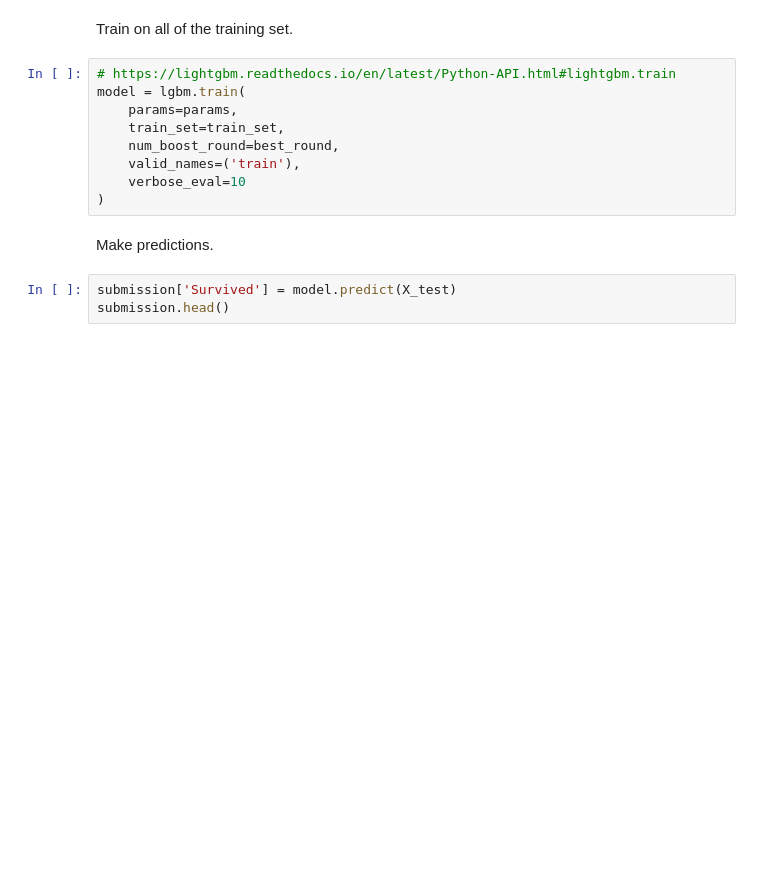
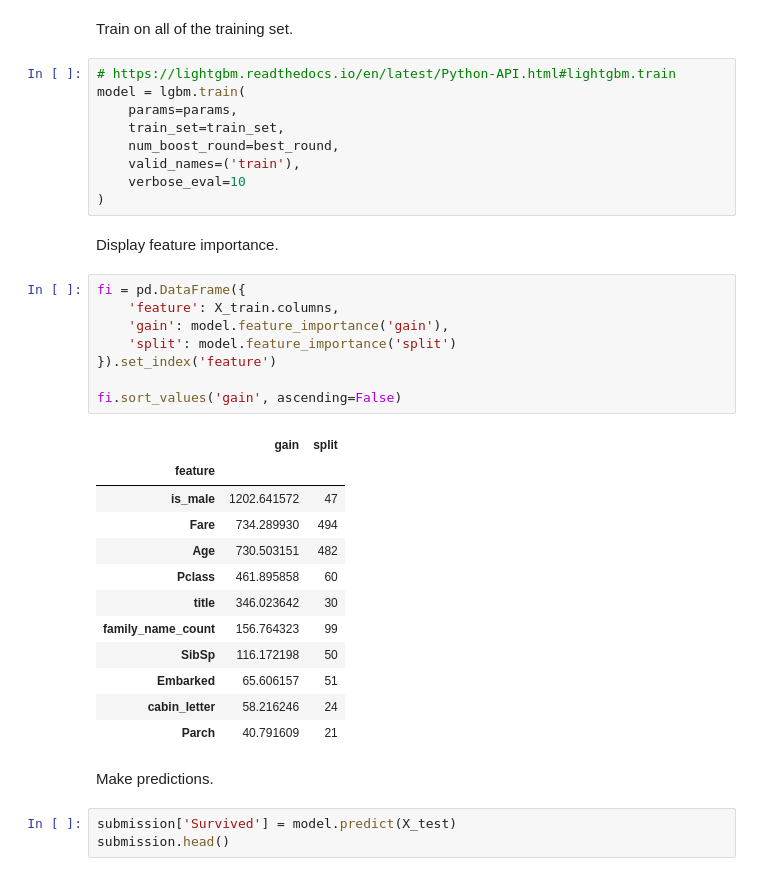
Before and after one commit to MaxHalford/DSG18-final, a Jupyter notebook: Solution.ipynb, the cells around one changed output. Cells and saved outputs as stored; diff of their text form; blank space fills up the shorter version.

Commit message:
Add feature importance

```diff
--- a/Solution.ipynb
+++ b/Solution.ipynb
@@ -149,6 +149,29 @@ model = lgbm.train(
     valid_names=('train'),
     verbose_eval=10
 )
+# %% [markdown]
+Display feature importance.
+# %%
+fi = pd.DataFrame({
+    'feature': X_train.columns,
+    'gain': model.feature_importance('gain'),
+    'split': model.feature_importance('split')
+}).set_index('feature')
+
+fi.sort_values('gain', ascending=False)
+# %% [output]
+|  | gain | split |
+| feature |  |  |
+| is_male | 1202.641572 | 47 |
+| Fare | 734.289930 | 494 |
+| Age | 730.503151 | 482 |
+| Pclass | 461.895858 | 60 |
+| title | 346.023642 | 30 |
+| family_name_count | 156.764323 | 99 |
+| SibSp | 116.172198 | 50 |
+| Embarked | 65.606157 | 51 |
+| cabin_letter | 58.216246 | 24 |
+| Parch | 40.791609 | 21 |
 # %% [markdown]
 Make predictions.
 # %%
```
